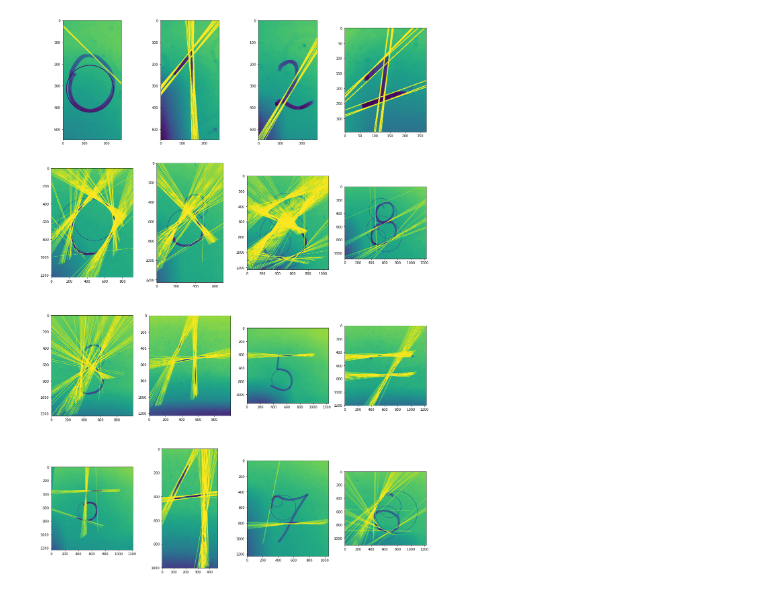
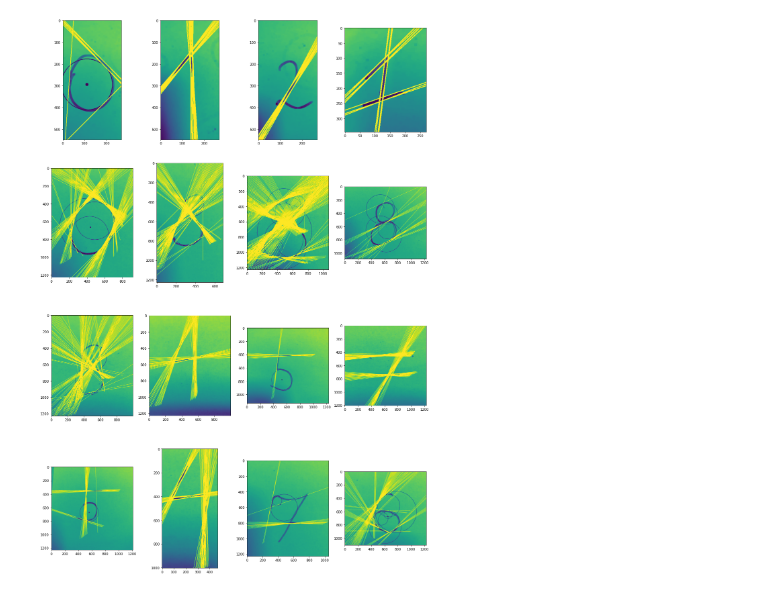
Before and after one commit to Szymon-Krysztopolski/Rozpoznawanie_liczb_ze_zdj, a Jupyter notebook: Calculator.ipynb, the cells around one changed output. Cells and saved outputs as stored; diff of their text form; code cells hidden in the pictures.

```diff
--- a/Calculator.ipynb
+++ b/Calculator.ipynb
@@ -10,11 +10,16 @@ plt_n=int(n/plt_m)
 fsize=(20,30)
 
 scale_percent = 60
-border_1 = 0.85
+border_1 = 0.9
 border_2 = 0.3
+border_3 = 0.2
+border_4 = 0.95
+border_5=0.00008
 proc_lines_domination = 0.8
+min_sum_lines = 5
+min_lines_on_center = 20
 
-sq1=15
+sq1=10
 sq2=3
 
 expected=[0,1,2,1,0,8,8,8,8,4,5,7,5,4,7,6]
@@ -25,7 +30,8 @@ for i in range(n):
         tmp='0'+tmp
     pictures.append(tmp)
 
-
+def avg(x):
+    return int(sum(x)/len(x))
 
 def main():
 
@@ -37,6 +43,9 @@ def main():
         plt.subplot(plt_n,plt_m,sub)
         image=cv2.imread('data/calc_'+table+'.jpg')
         number='none'
+        lines_on_center=0
+        circ_avg_x=0
+        circ_avg_y=0
 
         width = int(image.shape[1] * scale_percent / 100)
         height = int(image.shape[0] * scale_percent / 100)
@@ -70,6 +79,10 @@ def main():
                 cv2.circle(img,(i[0],i[1]),i[2],(0,255,0),2)
                 # draw the center of the circle
                 #cv2.circle(img,(i[0],i[1]),2,(0,0,255),3)
+            circ_avg_x=avg(circles[0,:,0])
+            circ_avg_y=avg(circles[0,:,1])
+            cv2.circle(img,(circ_avg_x,circ_avg_y),2,(0,255,255),10)
+
         #----------------------------------------------------------
         lines_H=0
         lines_V=0
@@ -88,30 +101,54 @@ def main():
                 x2 = int(x0 - 1000*(-b))
                 y2 = int(y0 - 1000*(a))
 
+                if circ_avg_x!=0:
+                    #if (circ_avg_y/height)-0.01<=a*(circ_avg_x/width)+b<=(circ_avg_y/height)+0.01:
+                    if(np.sin(theta)!=0):
+                        tmp=int(rho/np.sin(theta) + circ_avg_x*(-(np.cos(theta)/np.sin(theta))))
+                        if  tmp-(width*height*border_5) <= circ_avg_y <= tmp+(width*height*border_5):
+                            lines_on_center+=1
+
                 cv2.line(img,(x1,y1),(x2,y2),(255,255,255),2)
 
-                if abs(a)<0.2:
+                if abs(a)<border_3:
                     lines_H+=1
-                elif abs(a)>0.9:
+                elif abs(a)>border_4:
                     lines_V+=1
                 elif border_1>a>border_2:
                     lines_slash+=1
                 elif -border_1<a<-border_2:
                     lines_bslash+=1
         #----------------------------------------------------------
-        if circles is None:
-            suma=sum([lines_H,lines_V,lines_slash,lines_bslash])
-            if suma != 0:
+        suma=sum([lines_H,lines_V,lines_slash,lines_bslash])
+
+        if suma > min_sum_lines:
+            if ((lines_slash)/suma) >= proc_lines_domination:
+                number=2
+            elif ((lines_H+lines_slash)/suma) >= proc_lines_domination:
+                    number=7
+            elif circles is None:
                 if ((lines_H+lines_slash)/suma) >= proc_lines_domination:
                     number=7
                 elif ((lines_V+lines_slash)/suma) >= proc_lines_domination:
                     number=1
                 else: number=4
-            #print("Photo num ",sub-1,": ",lines_H,lines_V,lines_slash,lines_bslash)
-        print("Photo num",sub-1,"is: ",number,"\t expected: ",expected[sub-1])
+                #print("Photo num ",sub-1,": ",lines_H,lines_V,lines_slash,lines_bslash)
+            elif len(circles[0,:])==1:
+                if ((lines_H+lines_V)/suma) >= proc_lines_domination:
+                    number=5
+                else:
+                    number=0
+            elif lines_on_center>=min_lines_on_center:
+                number=8
+        #----------------------------------------------------------
+        tmp=str(sub-1)
+        if(sub-1<10):
+            tmp='0'+tmp
+        print("Photo num",tmp,"is: ",number,"\t expected: ",expected[sub-1])
 
         plt.imshow(img)
         sub+=1
+        #----------------------------------------------------------
     plt.show()
 
 
@@ -136,2 +173,2 @@ Photo num 14 is:  none   expected:  7
 Photo num 15 is:  none   expected:  6
-[figure, old version]
+[figure, new version]
```
Also changed, not shown: parts of 1 cell of this notebook.
